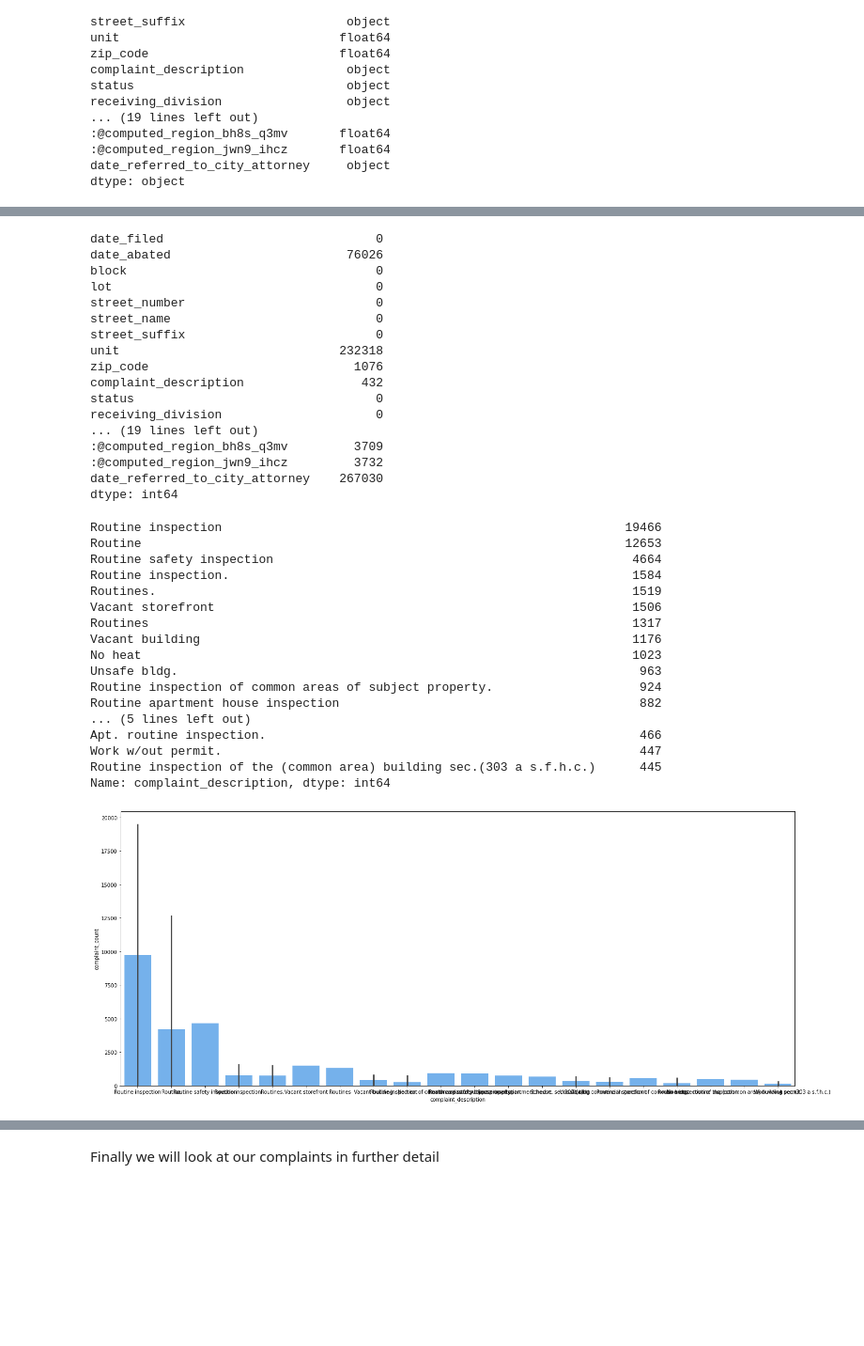
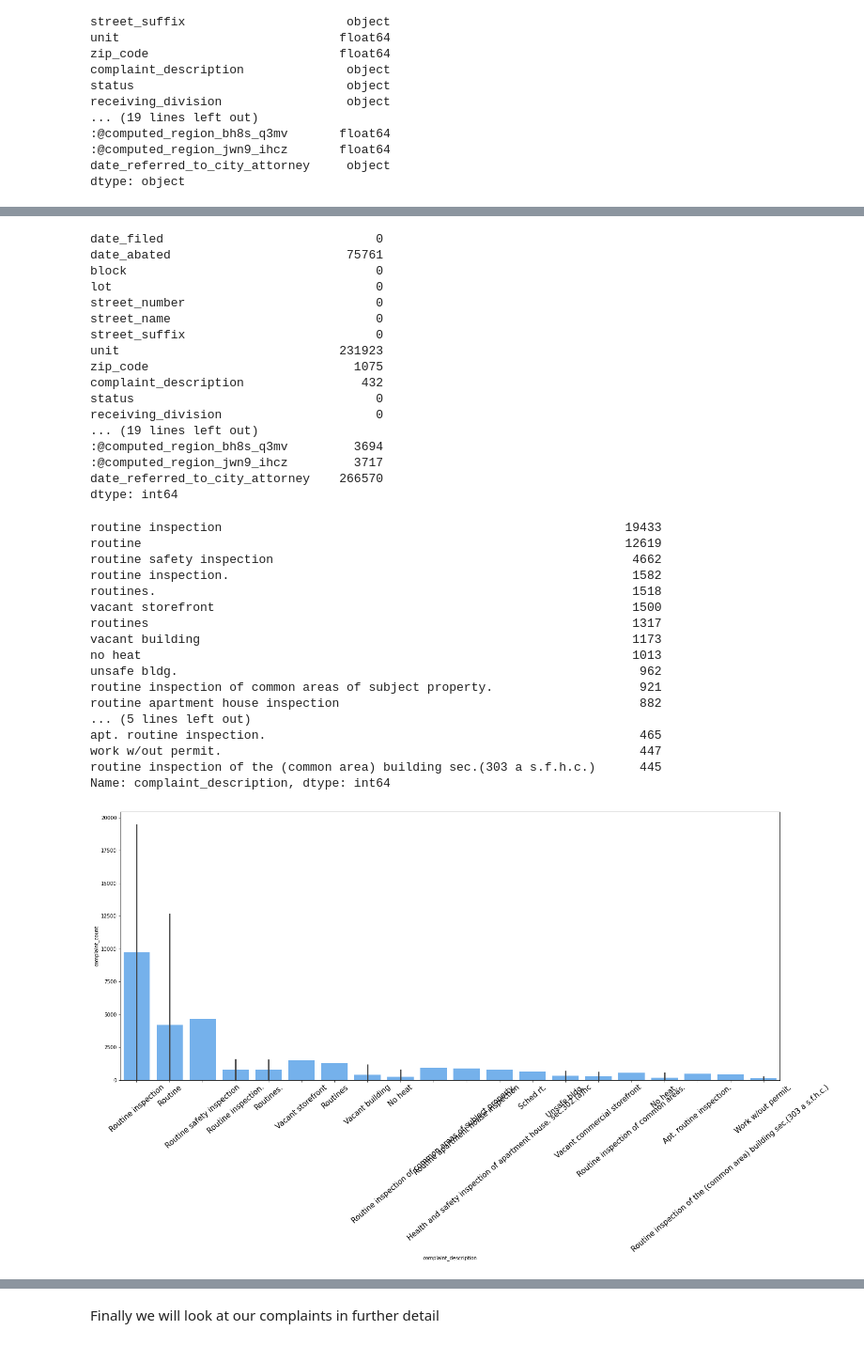
Before and after one commit to wct432/sf_building_complaints, a Jupyter notebook: notebooks/exploratory_notebook.ipynb, the cells around one changed output, grey strips where cells are left out. Shown at 94% size. Cells and saved outputs as stored; diff of their text form; code cells hidden in the pictures; blank space fills up the shorter version.

```diff
--- a/notebooks/exploratory_notebook.ipynb
+++ b/notebooks/exploratory_notebook.ipynb
@@ -70,6 +70,11 @@ df.set_index('complaint_number', inplace = True)
 df.duplicated().sum()
 # %% [output]
 460
+# %%
+#drop duplicates
+df.drop_duplicates(inplace = True)
+# %%
+df['complaint_description'] = df['complaint_description'].str.lower()
 # %%
 #check data types
 df.dtypes
@@ -112,21 +117,21 @@ Name: complaint_description, dtype: object
 df.isna().sum()
 # %% [output]
 date_filed                             0
-date_abated                        76026
+date_abated                        75761
 block                                  0
 lot                                    0
 street_number                          0
 street_name                            0
 street_suffix                          0
-unit                              232318
-zip_code                            1076
+unit                              231923
+zip_code                            1075
 complaint_description                432
 status                                 0
 receiving_division                     0
 ... (19 lines left out)
-:@computed_region_bh8s_q3mv         3709
-:@computed_region_jwn9_ihcz         3732
-date_referred_to_city_attorney    267030
+:@computed_region_bh8s_q3mv         3694
+:@computed_region_jwn9_ihcz         3717
+date_referred_to_city_attorney    266570
 dtype: int64
 # %%
 #drop the columns that have null complaint descriptions
@@ -137,22 +142,22 @@ common_complaints = df.complaint_description.value_counts().sort_values(ascendin
 
 print(common_complaints)
 # %% [output]
-Routine inspection                                                       19466
-Routine                                                                  12653
-Routine safety inspection                                                 4664
-Routine inspection.                                                       1584
-Routines.                                                                 1519
-Vacant storefront                                                         1506
-Routines                                                                  1317
-Vacant building                                                           1176
-No heat                                                                   1023
-Unsafe bldg.                                                               963
-Routine inspection of common areas of subject property.                    924
-Routine apartment house inspection                                         882
+routine inspection                                                       19433
+routine                                                                  12619
+routine safety inspection                                                 4662
+routine inspection.                                                       1582
+routines.                                                                 1518
+vacant storefront                                                         1500
+routines                                                                  1317
+vacant building                                                           1173
+no heat                                                                   1013
+unsafe bldg.                                                               962
+routine inspection of common areas of subject property.                    921
+routine apartment house inspection                                         882
 ... (5 lines left out)
-Apt. routine inspection.                                                   466
-Work w/out permit.                                                         447
-Routine inspection of the (common area) building sec.(303 a s.f.h.c.)      445
+apt. routine inspection.                                                   465
+work w/out permit.                                                         447
+routine inspection of the (common area) building sec.(303 a s.f.h.c.)      445
 Name: complaint_description, dtype: int64
 # %%
 # create a dataset sorted by common complaint description
@@ -170,11 +175,12 @@ complaints_by_division = sorted_complaints.groupby(['assigned_division']) \
 # %%
 fig, ax = plt.subplots(figsize=(24,10))
 
 ax = sns.barplot(x=complaints_by_division['complaint_description'],
                  y=complaints_by_division['complaint_count'], color='dodgerblue',
                  alpha = .7)
+ax.tick_params(axis='x', labelrotation= 40, labelsize=15)
 # %% [output]
-[figure, old version]
+[figure, new version]
 # %%
 #create a df of complaints that were reassigned from their original location
 reassigned = df.loc[(df['receiving_division'] != df['assigned_division'])]
```
Also changed, not shown: parts of 8 cells of this notebook, 1 other file.
